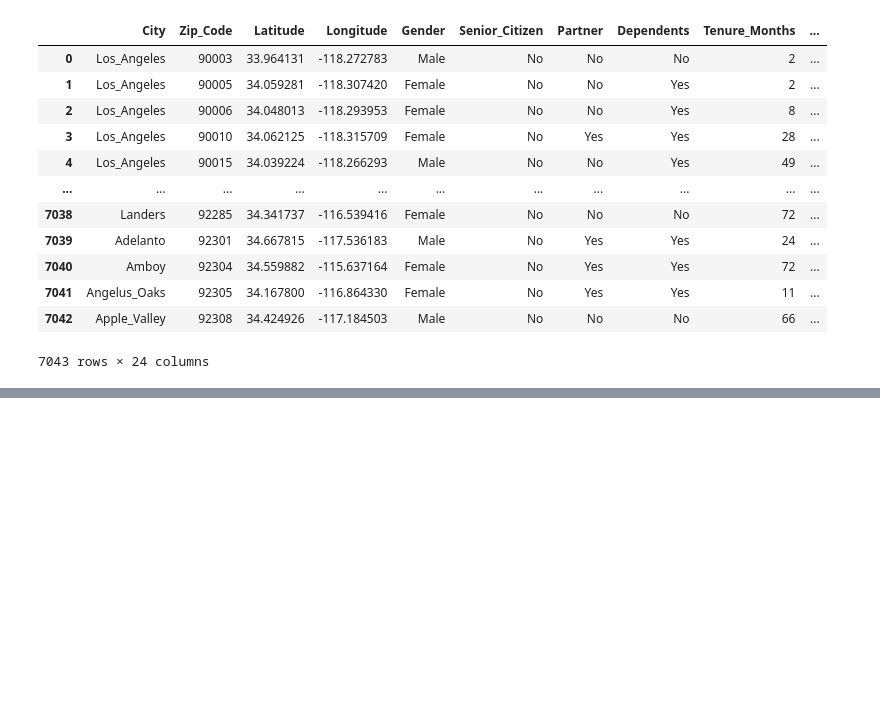
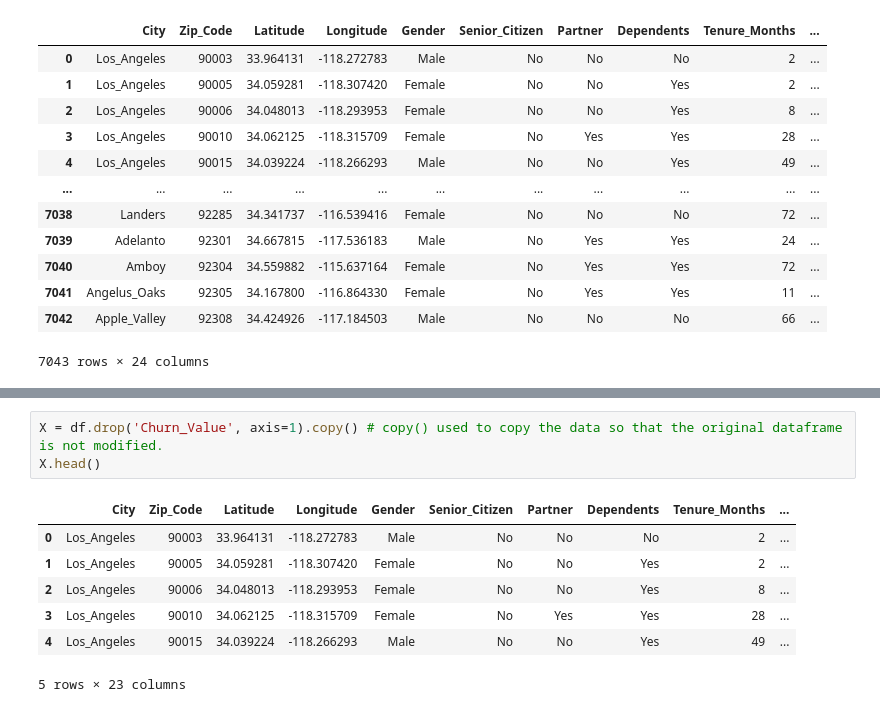
Before and after one commit to Simeon-Skopalik/XGBoost-for-Telecom-Churn, a Jupyter notebook: Notebooks/TVChurn_XGBoost.ipynb, the cells around one changed output, grey strips where cells are left out. Drawn from its saved outputs; the diff is of its cells as text; blank space fills up the shorter version.

```diff
--- a/Notebooks/TVChurn_XGBoost.ipynb
+++ b/Notebooks/TVChurn_XGBoost.ipynb
@@ -144,0 +157,11 @@ df.replace(' ', '_', regex=True, inplace=True)
+# %%
+X = df.drop('Churn_Value', axis=1).copy() # copy() used to copy the data so that the original dataframe is not modified.
+X.head()
+# %% [output]
+|  | City | Zip_Code | Latitude | Longitude | Gender | Senior_Citizen | Partner | Dependents | Tenure_Months | ... |
+| 0 | Los_Angeles | 90003 | 33.964131 | -118.272783 | Male | No | No | No | 2 | ... |
+| 1 | Los_Angeles | 90005 | 34.059281 | -118.307420 | Female | No | No | Yes | 2 | ... |
+| 2 | Los_Angeles | 90006 | 34.048013 | -118.293953 | Female | No | No | Yes | 8 | ... |
+| 3 | Los_Angeles | 90010 | 34.062125 | -118.315709 | Female | No | Yes | Yes | 28 | ... |
+| 4 | Los_Angeles | 90015 | 34.039224 | -118.266293 | Male | No | No | Yes | 49 | ... |
+5 rows × 23 columns
```
Also changed, not shown: parts of 29 cells of this notebook, 7 other files.
